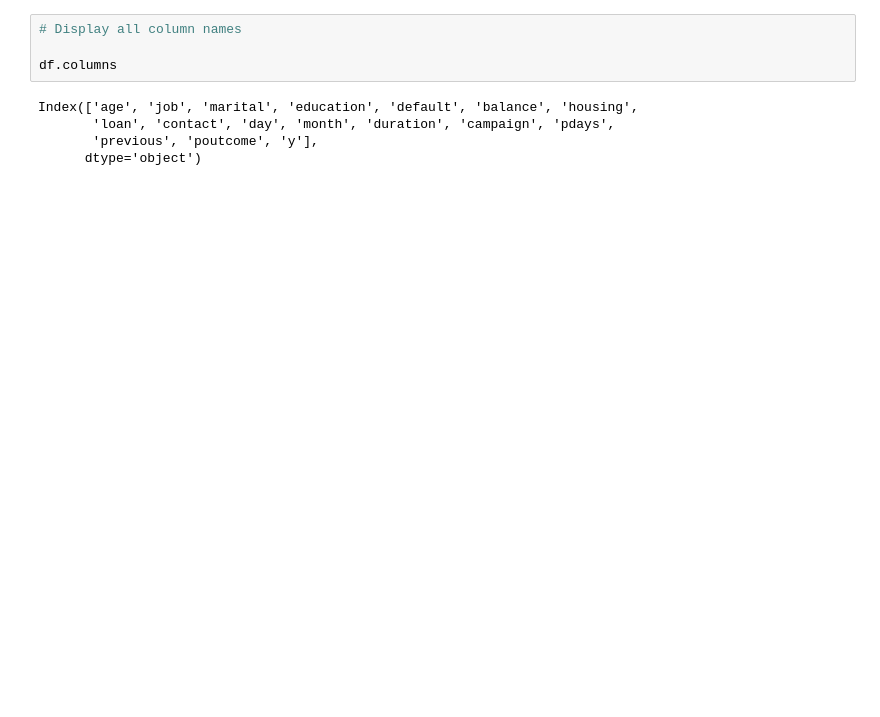
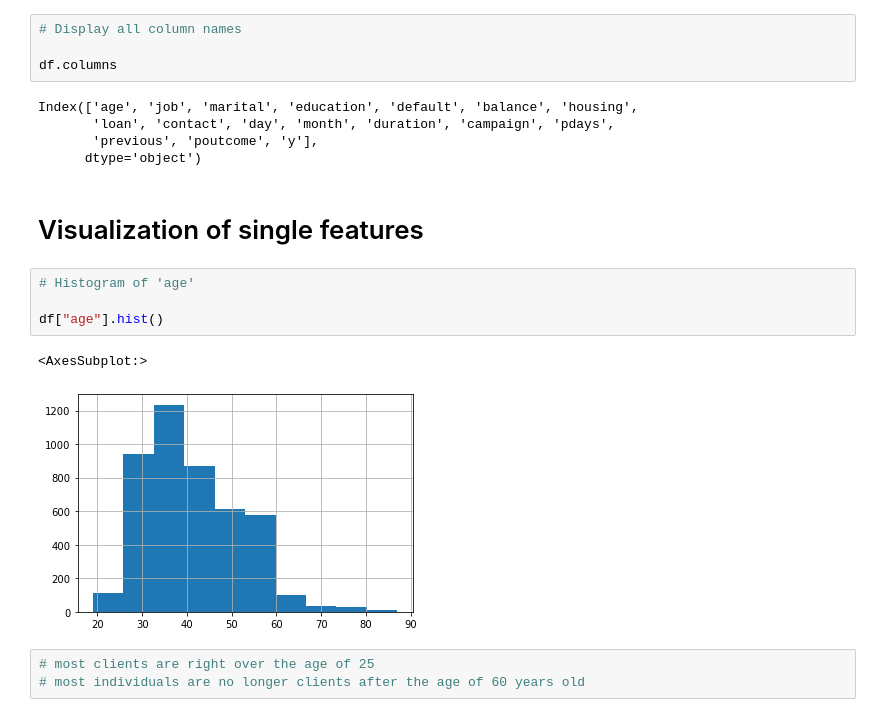
Before and after one commit to KristineCabanela/banking, a Jupyter notebook: banking_nb.ipynb, the cells around one changed output. Saved outputs shown, nothing was run; the diff lists cells and outputs as text; blank space fills up the shorter version.

```diff
--- a/banking_nb.ipynb
+++ b/banking_nb.ipynb
@@ -130,3 +131,15 @@ Index(['age', 'job', 'marital', 'education', 'default', 'balance', 'housing',
        'loan', 'contact', 'day', 'month', 'duration', 'campaign', 'pdays',
        'previous', 'poutcome', 'y'],
       dtype='object')
+# %% [markdown]
+# Visualization of single features
+# %%
+# Histogram of 'age'
+
+df["age"].hist()
+# %% [output]
+<AxesSubplot:>
+[figure, added]
+# %%
+# most clients are right over the age of 25
+# most individuals are no longer clients after the age of 60 years old
```
Also changed, not shown: parts of 12 cells of this notebook.
